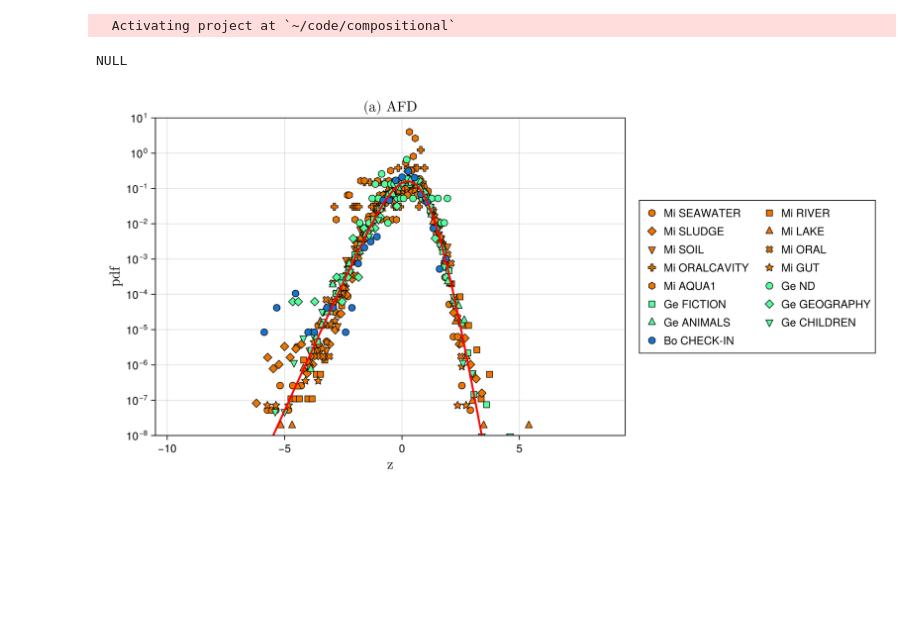
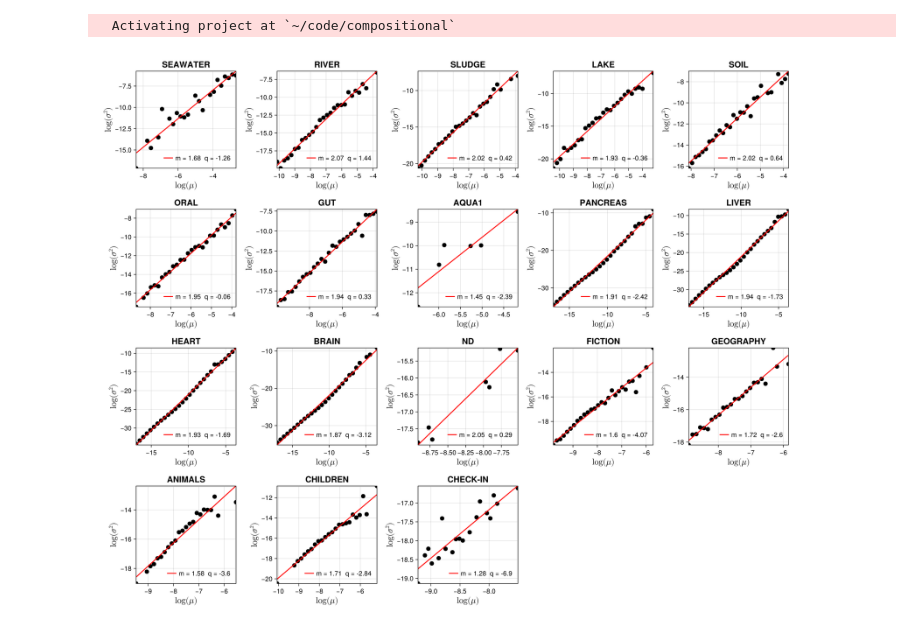
Before and after one commit to luca430/Meris, a Jupyter notebook: afd_tests.ipynb, the cells around one changed output. Cells and saved outputs as stored; diff of their text form; code cells hidden in the pictures; blank space fills up the shorter version.

```diff
--- a/afd_tests.ipynb
+++ b/afd_tests.ipynb
@@ -19,8 +14,3 @@ using .Utils
-# %%
-Utils.df_filter!(NULL_MODEL; min_samples=5e1, min_nreads=1e4);
-out = Utils.compute_AFD(NULL_MODEL; occ=1, bins=50, plot=false, verbose=true, save=true, filename="./Data/AFD/null_afd");
-# %% [output]
-NULL
 # %%
 ### Import distributions ###
 # AFD
@@ -85,12 +29,60 @@ lines!(ax1, zrange, 10 .^ Utils.lrl(zrange, 2.5); color=:red, linewidth=2.5, lin
-# %%
-# Legend
-fig[1, 2] = Legend(fig, all_plots, all_labels;
-    title       = "Data",
-    orientation = :vertical,
-    nbanks      = 2,
-    labelsize   = 14
-)
-
-fig
-# %% [output]
-[figure, removed]
+# %%
+# TL
+@load "./Data/TL/microbiome_tl.jld2" taylor_out
+microbiome_tl = deepcopy(taylor_out)
+@load "./Data/TL/genetic_tl.jld2" taylor_out
+genetic_tl = deepcopy(taylor_out)
+@load "./Data/TL/books_tl.jld2" taylor_out
+books_tl = deepcopy(taylor_out)
+@load "./Data/TL/mobility_tl.jld2" taylor_out
+mobility_tl = deepcopy(taylor_out)
+TLs = [microbiome_tl, genetic_tl, books_tl, mobility_tl]
+
+# Clear memory
+taylor_out = nothing
+# %%
+tl_envs = OrderedDict{String, Any}((string(k) => v for tl in TLs for (k, v) in tl))
+
+n = length(keys(tl_envs))
+
+rows = ceil(Int, sqrt(n) - 1)
+cols = ceil(Int, n ÷ rows + (n % rows == 0 ? 0 : 1))
+
+fig = Figure(size=(1500, 1200))
+
+@. model(x,p) = p[1] + p[2] .* x
+
+intersections = Dict()
+for (i, k) in enumerate(keys(tl_envs))
+    r = 1 + div(i - 1, cols)
+    c = 1 + mod(i - 1, cols)
+    ax = Axis(fig[r, c], title = string(k), xlabel=L"\text{log(\mu)}", ylabel=L"\text{log(\sigma^2)}",
+            xlabelsize=18, ylabelsize=18, titlesize=18)
+    x, y = tl_envs[k]
+    mask = .!isnan.(y)
+
+    x = x[mask]
+    y = y[mask]
+
+    p0 = [1.5, 2]
+    fit = curve_fit(model, x, y, p0)
+    p1, p2 = coef(fit)
+    intersections[k] = p1
+
+    scatter!(ax, x, y;
+          color=:black, markersize=12,
+          strokewidth=0.8, strokecolor=:black
+            )
+    xrange = minimum(x):1e-2:maximum(x)
+    lines!(ax, xrange, model(xrange, [p1, p2]);
+        color=:red, linewidth=2,
+        label="m = $(round(p2, digits=2))  q = $(round(p1, digits=2))")
+    axislegend(ax, position=:rb, framevisible=false)
+
+    tightlimits!(ax)
+end
+
+save("./Images/TLs.png", fig)
+fig
+# %% [output]
+[figure, added]
```
Also changed, not shown: parts of 5 cells of this notebook, 3 other files.
